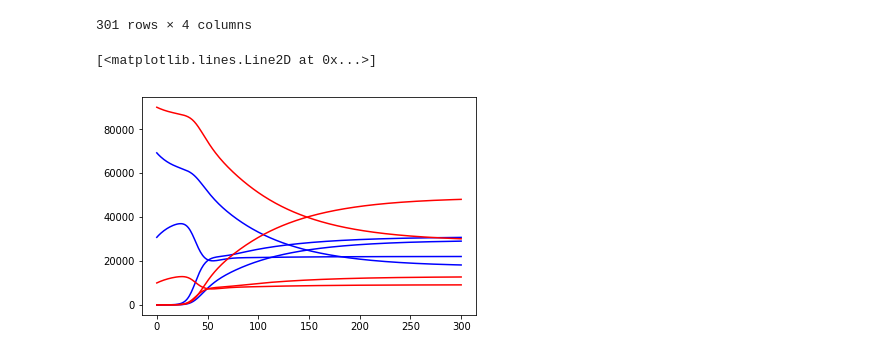
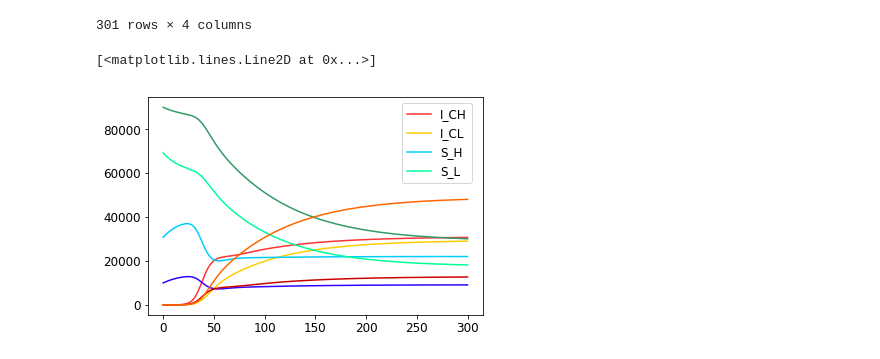
Before and after one commit to chris142/BachelorDiplomaHIV, a Jupyter notebook: Main.ipynb, the cells around one changed output. Drawn from its saved outputs; the diff is of its cells as text; code cells hidden in the pictures.

```diff
--- a/Main.ipynb
+++ b/Main.ipynb
@@ -116,8 +115,15 @@ data
 301 rows × 7 columns
 # %%
 
-plt.plot(T, data.S_H.values+data.I_AH.values, 'r', label='S_H')
-plt.plot(T, data.S_L.values+data.I_AL.values, 'b', label='S_L')
-plt.plot(T, data.I_CH.values, 'g', label='I_CH')
-plt.plot(T, data.I_CL.values, 'y', label='I_CL')
+plt.plot(T, data.S_H.values+data.I_AH.values, '#3300FF', label='S_H')
+plt.plot(T, data.S_L.values+data.I_AL.values, '#339966', label='S_L')
+plt.plot(T, data.I_CH.values, '#CC0000', label='I_CH')
+plt.plot(T, data.I_CL.values, '#FF6600', label='I_CL')
+
+mpl.rcParams.update({'font.size': 12})
+
+data_names = ['S_H', 'S_L', 'I_CH', 'I_CL']
+plt.legend(
+    bbox_to_anchor = (0.74, 0.58, 0.25, 0.25),
+    loc = 'lower left', labels = data_names )
 # %% [output]
@@ -175,17 +181,24 @@ data2
 | 300 | 22043.421144 | 18187.097405 | 30735.065585 | 29034.415865 |
 301 rows × 4 columns
 # %%
+# Bayes-corrected fractions
+plt.plot(T, data2.F_ICH.values, '#FF3333', label='F_ICH')
+plt.plot(T, data2.F_ICL.values, '#FFCC00', label='F_ICL')
+plt.plot(T, data2.F_SH.values, '#00CCFF', label='F_SH')
+plt.plot(T, data2.F_SL.values, '#00FF99', label='F_SL')
+
+mpl.rcParams.update({'font.size': 12})
+
+data_names = ['I_CH', 'I_CL', 'S_H', 'S_L']
+plt.legend(
+    bbox_to_anchor = (0.74, 0.58, 0.25, 0.25),
+    loc = 'lower left', labels = data_names )
+
 # given fractions
-plt.plot(T, data2.F_ICH.values, 'b', label='F_ICH')
-plt.plot(T, data2.F_ICL.values, 'b', label='F_ICL')
-plt.plot(T, data2.F_SH.values, 'b', label='F_SH')
-plt.plot(T, data2.F_SL.values, 'b', label='F_SL')
-
-# Bayes-corrected fractions
-plt.plot(T, data.S_H.values+data.I_AH.values, 'r', label='S_H')
-plt.plot(T, data.S_L.values+data.I_AL.values, 'r', label='S_L')
-plt.plot(T, data.I_CH.values, 'r', label='I_CH')
-plt.plot(T, data.I_CL.values, 'r', label='I_CL')
+plt.plot(T, data.S_H.values+data.I_AH.values, '#3300FF', label='S_H')
+plt.plot(T, data.S_L.values+data.I_AL.values, '#339966', label='S_L')
+plt.plot(T, data.I_CH.values, '#CC0000', label='I_CH')
+plt.plot(T, data.I_CL.values, '#FF6600', label='I_CL')
 # %% [output]
 [<matplotlib.lines.Line2D at 0x...>]
-[figure, old version]
+[figure, new version]
```
Also changed, not shown: parts of 7 cells of this notebook.
